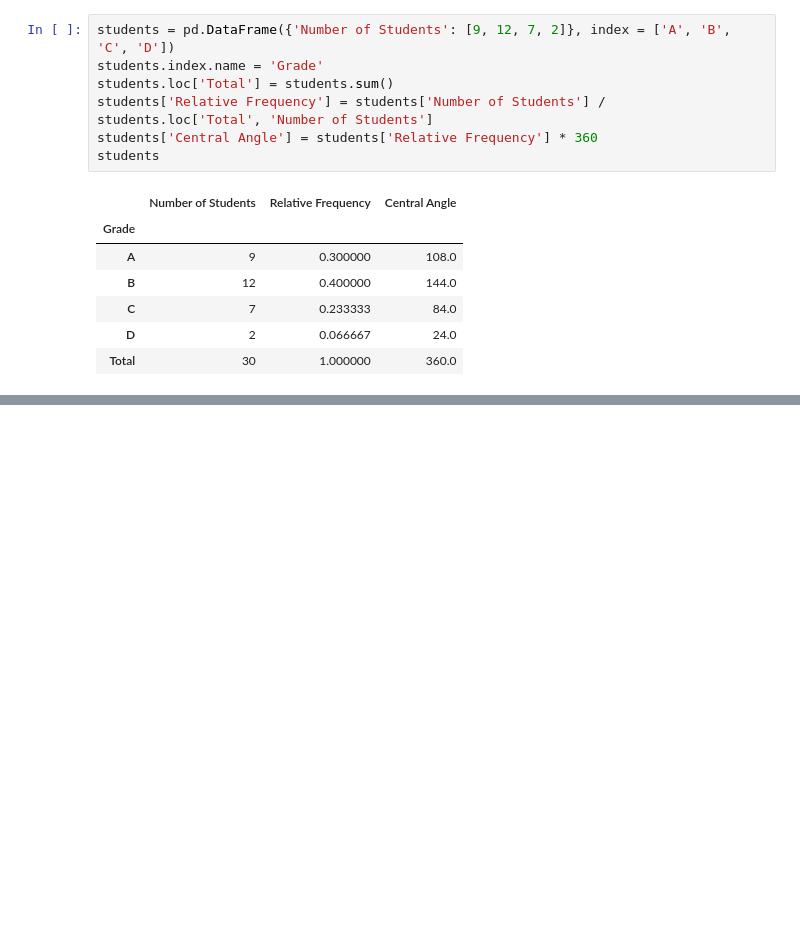
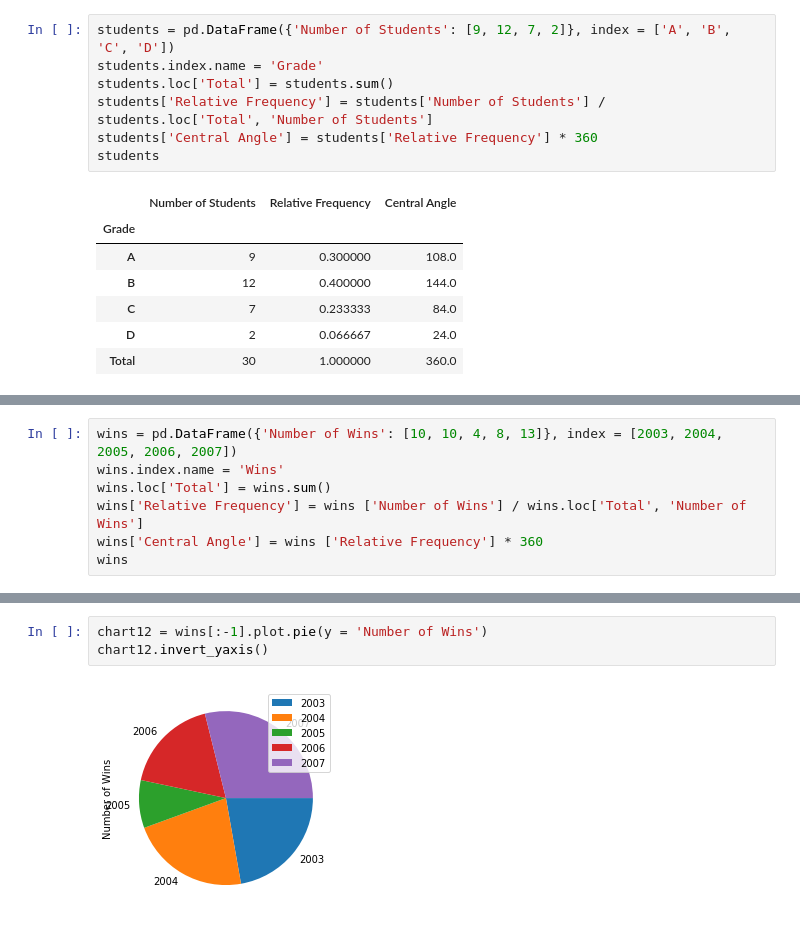
Before and after one commit to paulaonea/python-humongous-book-of-statistics, a Jupyter notebook: Chapter 1 - Displaying Descriptive Statistics.ipynb, the cells around one changed output, grey strips where cells are left out. Drawn from its saved outputs; the diff is of its cells as text; blank space fills up the shorter version.

```diff
--- a/Chapter 1 - Displaying Descriptive Statistics.ipynb
+++ b/Chapter 1 - Displaying Descriptive Statistics.ipynb
@@ -304,0 +310,7 @@ chart11.invert_yaxis()
+# %%
+wins = pd.DataFrame({'Number of Wins': [10, 10, 4, 8, 13]}, index = [2003, 2004, 2005, 2006, 2007])
+wins.index.name = 'Wins'
+wins.loc['Total'] = wins.sum()
+wins['Relative Frequency'] = wins ['Number of Wins'] / wins.loc['Total', 'Number of Wins']
+wins['Central Angle'] = wins ['Relative Frequency'] * 360
+wins
@@ -304,0 +326,5 @@ chart11.invert_yaxis()
+# %%
+chart12 = wins[:-1].plot.pie(y = 'Number of Wins')
+chart12.invert_yaxis()
+# %% [output]
+[figure, added]
```
Also changed, not shown: parts of 5 cells of this notebook.
